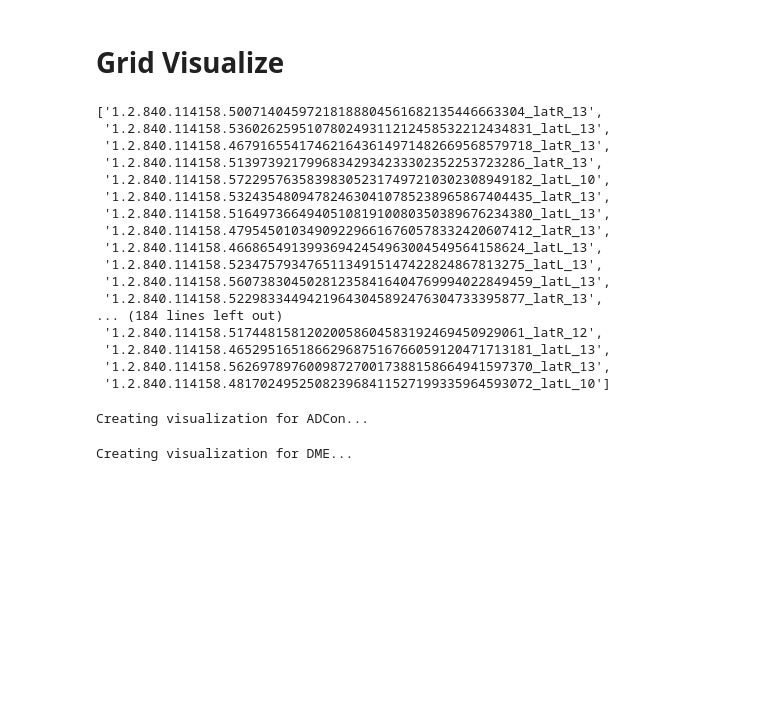
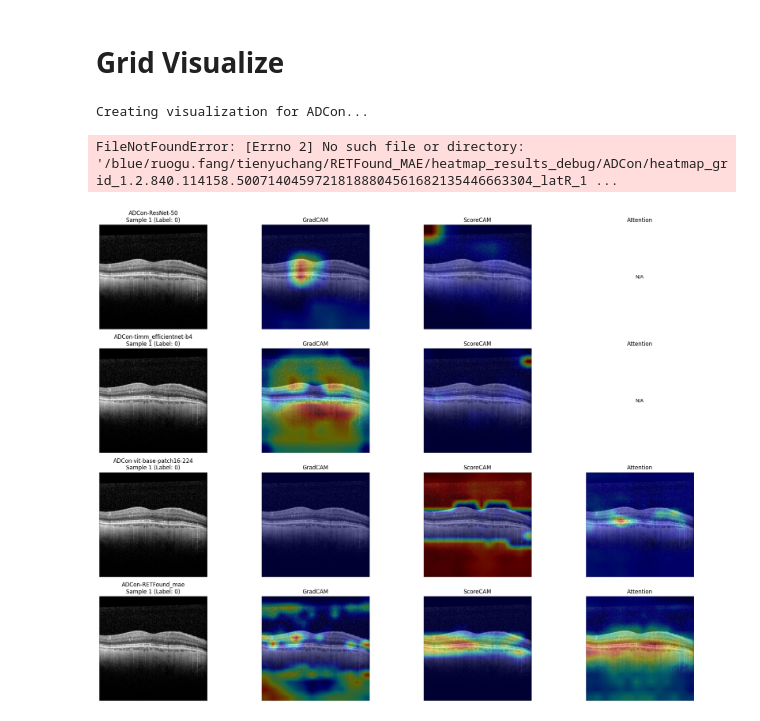
Before and after one commit to tedfytw1209/RETFound_MAE, a Jupyter notebook: case_study.ipynb, the cells around one changed output. Cells and saved outputs as stored; diff of their text form; code cells hidden in the pictures; blank space fills up the shorter version.

Commit message:
attn debug

```diff
--- a/case_study.ipynb
+++ b/case_study.ipynb
@@ -624,7 +648,7 @@ print("This will save heatmaps in the structure: ./heatmap_results/<task_name>/<
 
 # Test with a small number of samples first
 #Model_list = ['ResNet-50', 'timm_efficientnet-b4', 'vit-base-patch16-224', 'RETFound_mae']
-heatmap_results_v2 = generate_comprehensive_heatmaps_v2(num_samples=-1,task_list=Task_list,model_list=Model_list)  # Start with 3 samples for testing
+heatmap_results_v2 = generate_comprehensive_heatmaps_v2(num_samples=1,task_list=Task_list,model_list=Model_list)  # Start with 3 samples for testing
 #heatmap_results_v2 = generate_comprehensive_heatmaps_v2(num_samples=1,task_list=['DME'],model_list=['RETFound_mae'])  # Start with 3 samples for testing
 # %% [output]
 === Testing New Heatmap Generation Function ===
@@ -663,25 +720,5 @@ Processing image 10/200 (Label: 0, File: 1.2.840.114158.510305708414972425613662
 # %% [markdown]
 # Grid Visualize
-# %%
-dme_img_names
-# %% [output]
-['1.2.840.114158.50071404597218188804561682135446663304_latR_13',
- '1.2.840.114158.536026259510780249311212458532212434831_latL_13',
- '1.2.840.114158.467916554174621643614971482669568579718_latR_13',
- '1.2.840.114158.51397392179968342934233302352253723286_latR_13',
- '1.2.840.114158.572295763583983052317497210302308949182_latL_10',
- '1.2.840.114158.532435480947824630410785238965867404435_latR_13',
- '1.2.840.114158.516497366494051081910080350389676234380_latL_13',
- '1.2.840.114158.479545010349092296616760578332420607412_latR_13',
- '1.2.840.114158.46686549139936942454963004549564158624_latL_13',
- '1.2.840.114158.52347579347651134915147422824867813275_latL_13',
- '1.2.840.114158.560738304502812358416404769994022849459_latL_13',
- '1.2.840.114158.52298334494219643045892476304733395877_latR_13',
-... (184 lines left out)
- '1.2.840.114158.51744815812020058604583192469450929061_latR_12',
- '1.2.840.114158.465295165186629687516766059120471713181_latL_13',
- '1.2.840.114158.562697897600987270017388158664941597370_latR_13',
- '1.2.840.114158.481702495250823968411527199335964593072_latL_10']
 # %%
 from tqdm import tqdm
 
@@ -747,18 +784,19 @@ def create_heatmap_grid(results_dict, task,dme_img_names, save_path=None):
 # %%
 # Create individual task-specific visualizations
 def create_task_specific_grids(results_dict, output_dir, dme_img_names):
     """Create separate visualizations for each task"""
     for task in results_dict.keys():
         print(f"Creating visualization for {task}...")
         # Create task-specific results dict
         task_results = {task: results_dict[task]}
         # Create visualization
         task_grid_path = output_dir / task / "heatmap_grid.png"
         create_heatmap_grid(task_results, task, dme_img_names, save_path=task_grid_path)
 
 # Generate task-specific grids
-output_dir = Path("./heatmap_results")
+output_dir = Path("./heatmap_results_debug")
 create_task_specific_grids(heatmap_results_v2, output_dir, dme_img_names)
 # %% [output]
 Creating visualization for ADCon...
-Creating visualization for DME...
+FileNotFoundError: [Errno 2] No such file or directory: '/blue/ruogu.fang/tienyuchang/RETFound_MAE/heatmap_results_debug/ADCon/heatmap_grid_1.2.840.114158.50071404597218188804561682135446663304_latR_1 ...
+[figure, added]
```
Also changed, not shown: parts of 2 cells of this notebook.
